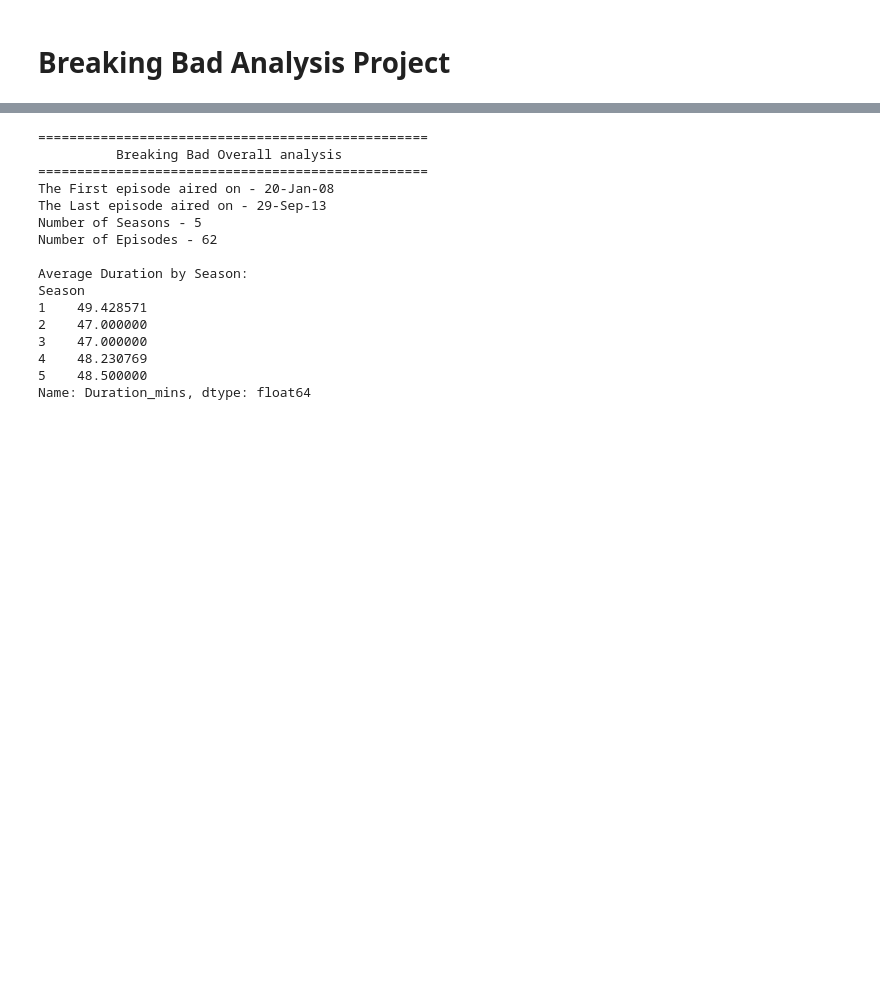
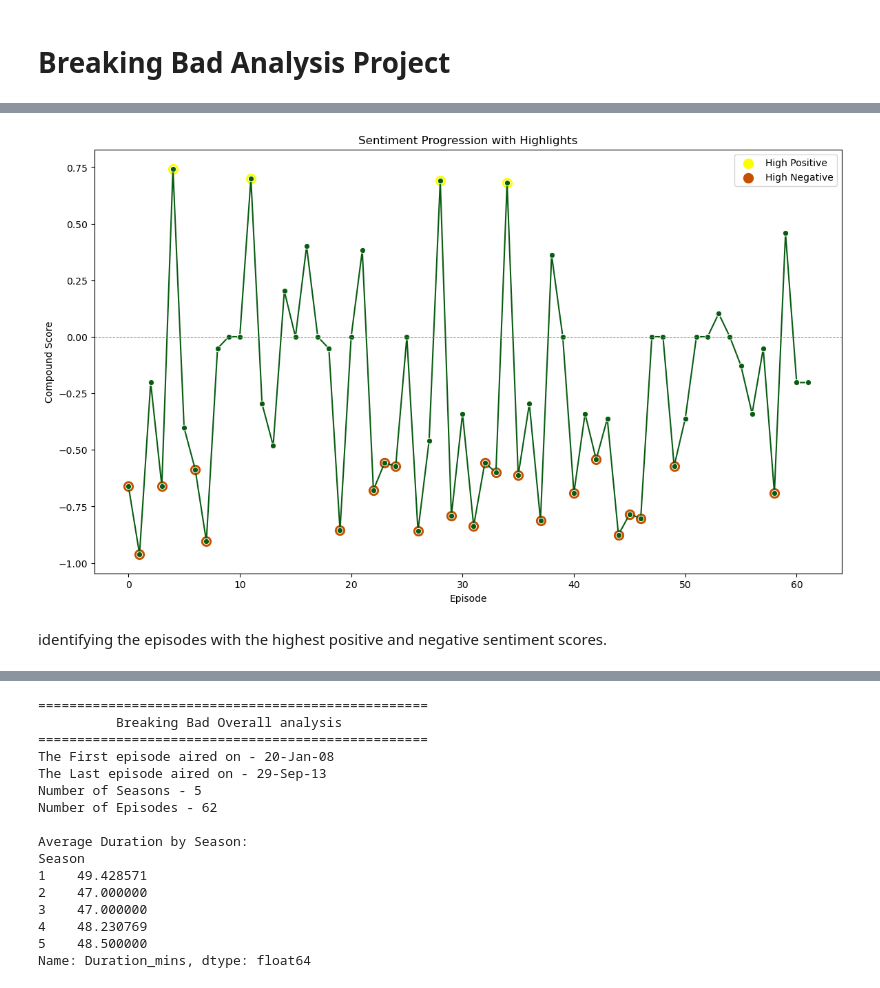
Before and after one commit to barbarehh/bb_analysis, a Jupyter notebook: bb_analysis.ipynb, the cells around one changed output, grey strips where cells are left out. Drawn from its saved outputs; the diff is of its cells as text; code cells hidden in the pictures; blank space fills up the shorter version.

```diff
--- a/bb_analysis.ipynb
+++ b/bb_analysis.ipynb
@@ -36,0 +139,39 @@ df=pd.read_csv('breaking_bad.csv', encoding='ISO-8859-1')
+# %%
+import nltk
+from nltk.sentiment.vader import SentimentIntensityAnalyzer
+#nltk.download('vader_lexicon')
+
+# Initialize the VADER sentiment analyzer
+sid = SentimentIntensityAnalyzer()
+
+# Function to get sentiment scores
+def get_sentiment(summary):
+    return sid.polarity_scores(summary)
+
+# Apply the function to the Summary column
+df['Sentiment'] = df['Summary'].apply(get_sentiment)
+
+# Extract sentiment components
+df['Sentiment_Neg'] = df['Sentiment'].apply(lambda x: x['neg'])
+df['Sentiment_Neu'] = df['Sentiment'].apply(lambda x: x['neu'])
+df['Sentiment_Pos'] = df['Sentiment'].apply(lambda x: x['pos'])
+df['Sentiment_Compound'] = df['Sentiment'].apply(lambda x: x['compound'])
+
+extreme_positive = df[df['Sentiment_Compound'] > 0.5]
+extreme_negative = df[df['Sentiment_Compound'] < -0.5]
+
+# Graph the result
+plt.figure(figsize=(14, 8))
+sns.lineplot(x=df.index, y='Sentiment_Compound', data=df, marker="o", color="#085c11")
+plt.scatter(extreme_positive.index, extreme_positive['Sentiment_Compound'], color="#fbff00", label="High Positive", s=100)
+plt.scatter(extreme_negative.index, extreme_negative['Sentiment_Compound'], color="#c75000", label="High Negative", s=100)
+plt.title("Sentiment Progression with Highlights")
+plt.xlabel("Episode")
+plt.ylabel("Compound Score")
+plt.axhline(0, color="gray", linestyle="--", linewidth=0.7)
+plt.legend()
+plt.show()
+# %% [output]
+[figure, added]
+# %% [markdown]
+identifying the episodes with the highest positive and negative sentiment scores.
```
Also changed, not shown: parts of 24 cells of this notebook, 1 other file.
